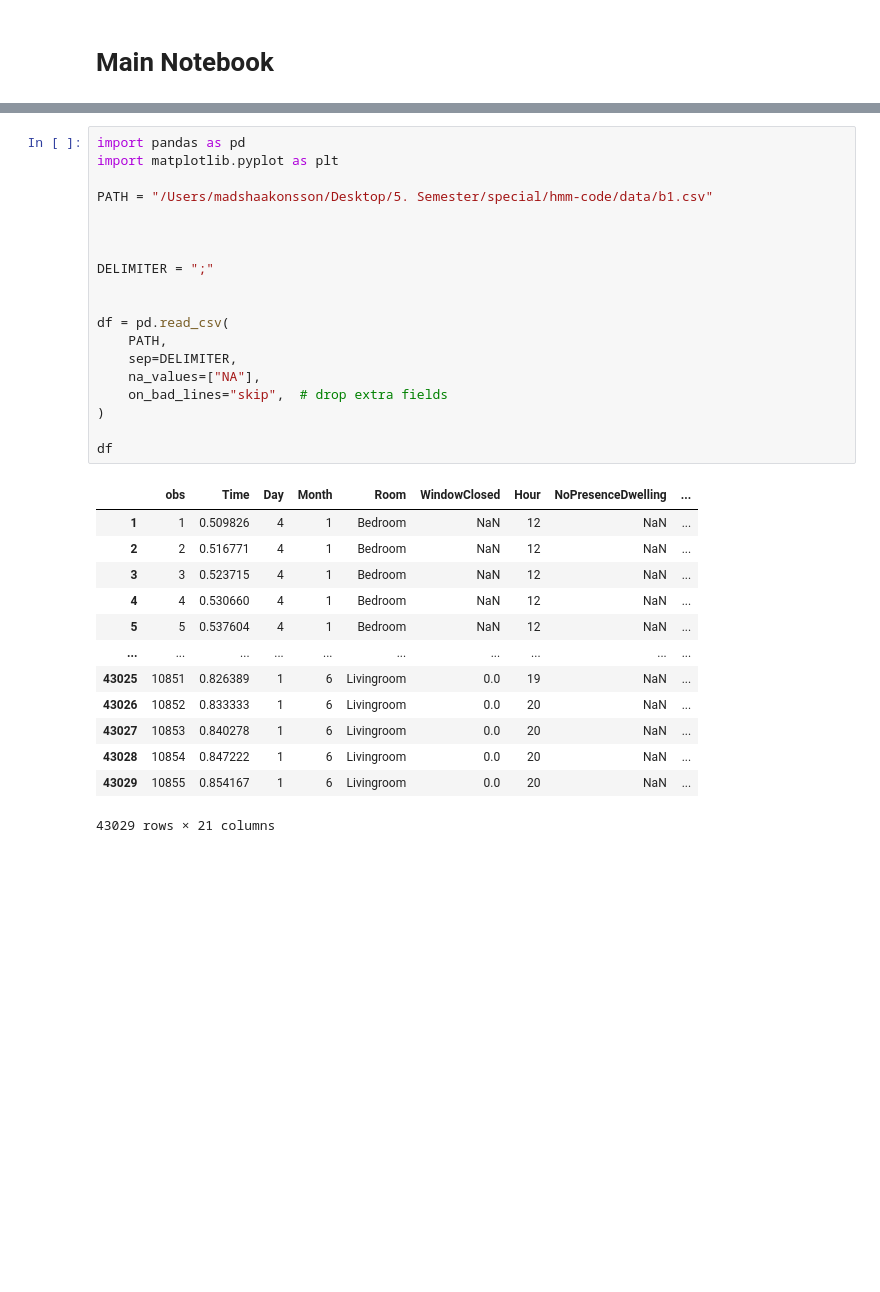
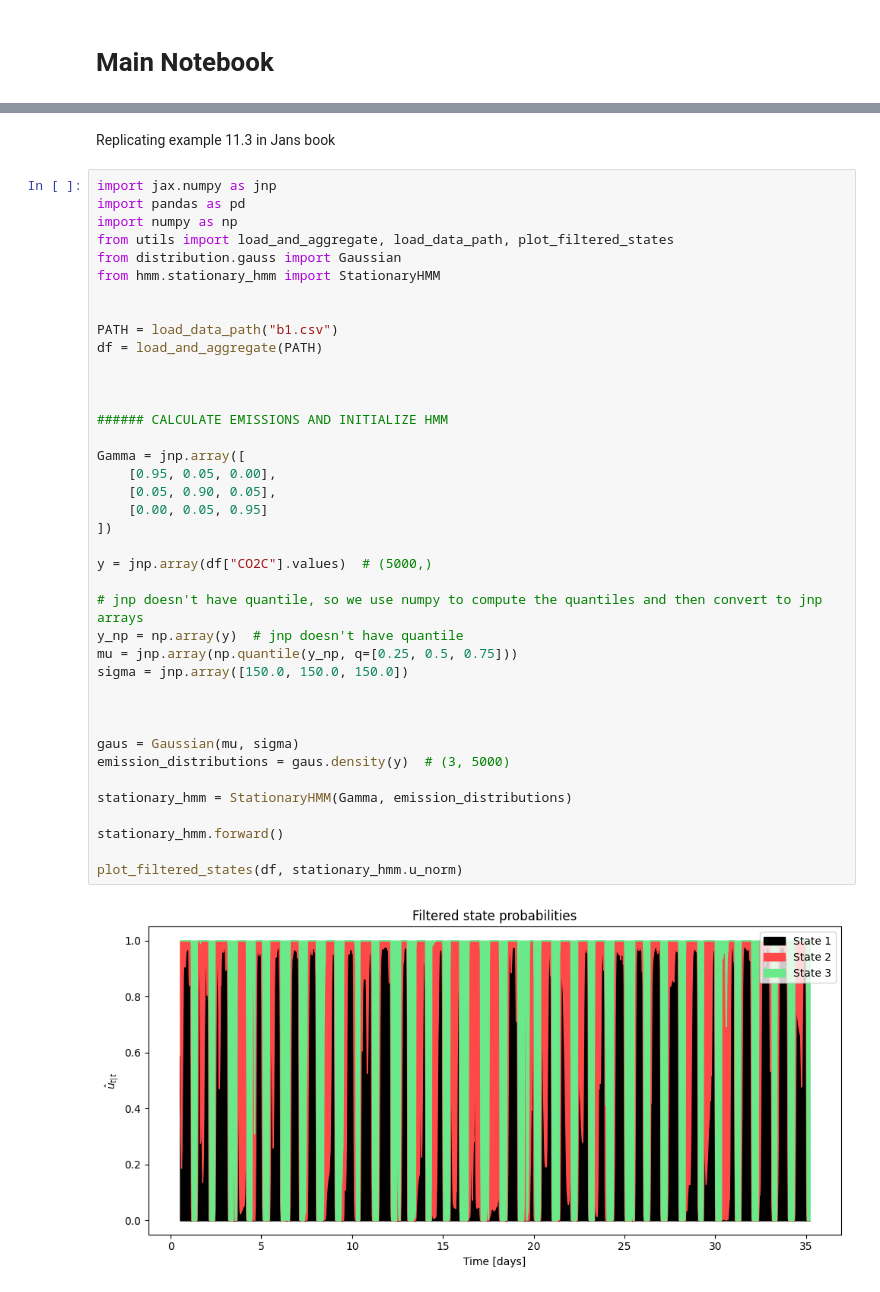
Before and after one commit to Maccen26/hmm-project, a Jupyter notebook: src/main.ipynb, the cells around one changed output, grey strips where cells are left out. Saved outputs shown, nothing was run; the diff lists cells and outputs as text; blank space fills up the shorter version.

Commit message:
implemented first example

```diff
--- a/src/main.ipynb
+++ b/src/main.ipynb
@@ -5,33 +7,43 @@ This notebook goes trough
+# %% [markdown]
+Replicating example 11.3 in Jans book
 # %%
+import jax.numpy as jnp
 import pandas as pd
-import matplotlib.pyplot as plt
+import numpy as np
+from utils import load_and_aggregate, load_data_path, plot_filtered_states
+from distribution.gauss import Gaussian
+from hmm.stationary_hmm import StationaryHMM
 
-PATH = "/Users/madshaakonsson/Desktop/5. Semester/special/hmm-code/data/b1.csv"
+
+PATH = load_data_path("b1.csv")
+df = load_and_aggregate(PATH)
 
 
 
-DELIMITER = ";"
+###### CALCULATE EMISSIONS AND INITIALIZE HMM
+
+Gamma = jnp.array([
+    [0.95, 0.05, 0.00],
+    [0.05, 0.90, 0.05],
+    [0.00, 0.05, 0.95]
+])
+
+y = jnp.array(df["CO2C"].values)  # (5000,)
+
+# jnp doesn't have quantile, so we use numpy to compute the quantiles and then convert to jnp arrays
+y_np = np.array(y)  # jnp doesn't have quantile
+mu = jnp.array(np.quantile(y_np, q=[0.25, 0.5, 0.75]))
+sigma = jnp.array([150.0, 150.0, 150.0])
 
 
-df = pd.read_csv(
-    PATH,
-    sep=DELIMITER,
-    na_values=["NA"],
-    on_bad_lines="skip",  # drop extra fields
-)
 
-df
+gaus = Gaussian(mu, sigma)
+emission_distributions = gaus.density(y)  # (3, 5000)
+
+stationary_hmm = StationaryHMM(Gamma, emission_distributions)
+
+stationary_hmm.forward()
+
+plot_filtered_states(df, stationary_hmm.u_norm)
 # %% [output]
-|  | obs | Time | Day | Month | Room | WindowClosed | Hour | NoPresenceDwelling | ... |
-| 1 | 1 | 0.509826 | 4 | 1 | Bedroom | NaN | 12 | NaN | ... |
-| 2 | 2 | 0.516771 | 4 | 1 | Bedroom | NaN | 12 | NaN | ... |
-| 3 | 3 | 0.523715 | 4 | 1 | Bedroom | NaN | 12 | NaN | ... |
-| 4 | 4 | 0.530660 | 4 | 1 | Bedroom | NaN | 12 | NaN | ... |
-| 5 | 5 | 0.537604 | 4 | 1 | Bedroom | NaN | 12 | NaN | ... |
-| ... | ... | ... | ... | ... | ... | ... | ... | ... | ... |
-| 43025 | 10851 | 0.826389 | 1 | 6 | Livingroom | 0.0 | 19 | NaN | ... |
-| 43026 | 10852 | 0.833333 | 1 | 6 | Livingroom | 0.0 | 20 | NaN | ... |
-| 43027 | 10853 | 0.840278 | 1 | 6 | Livingroom | 0.0 | 20 | NaN | ... |
-| 43028 | 10854 | 0.847222 | 1 | 6 | Livingroom | 0.0 | 20 | NaN | ... |
-| 43029 | 10855 | 0.854167 | 1 | 6 | Livingroom | 0.0 | 20 | NaN | ... |
-43029 rows × 21 columns
+[figure, added]
```
Also changed, not shown: parts of 5 cells of this notebook, 5 other files.
